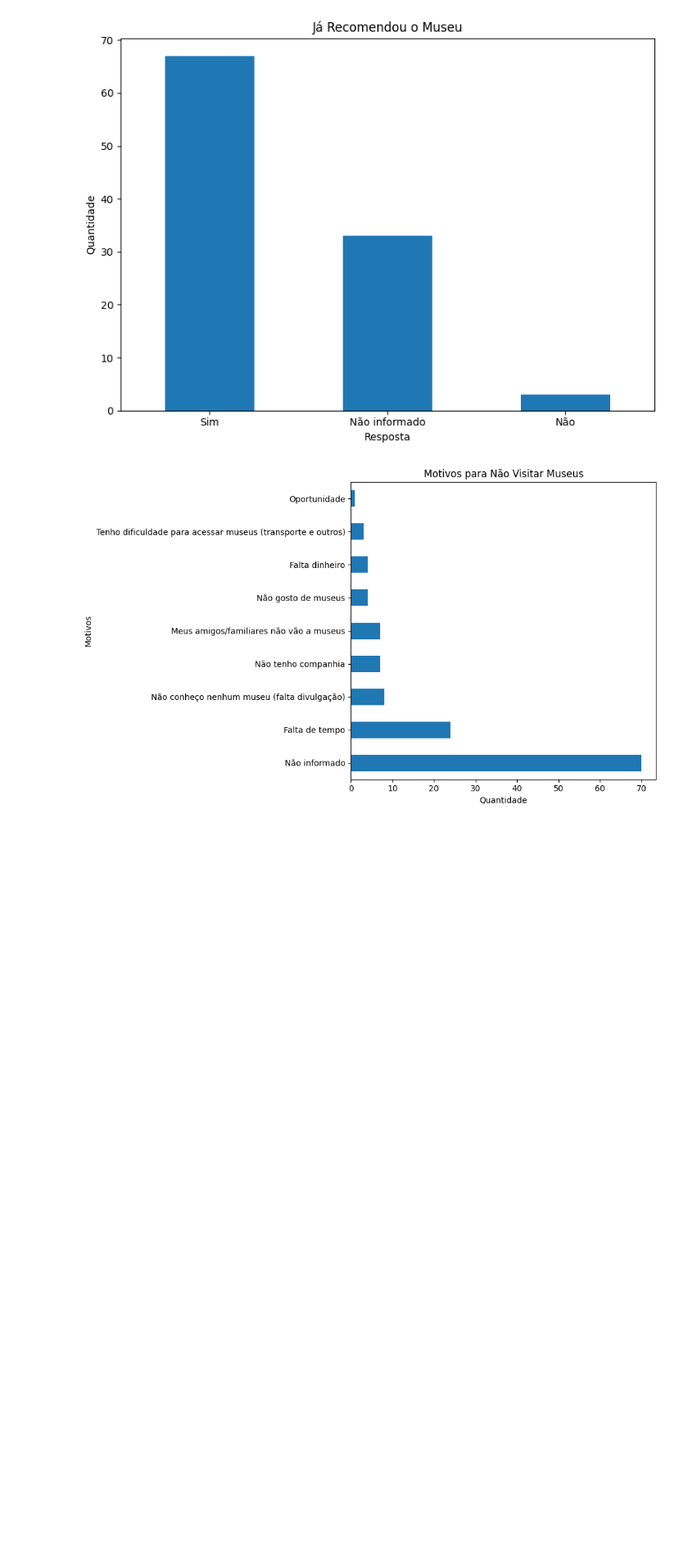
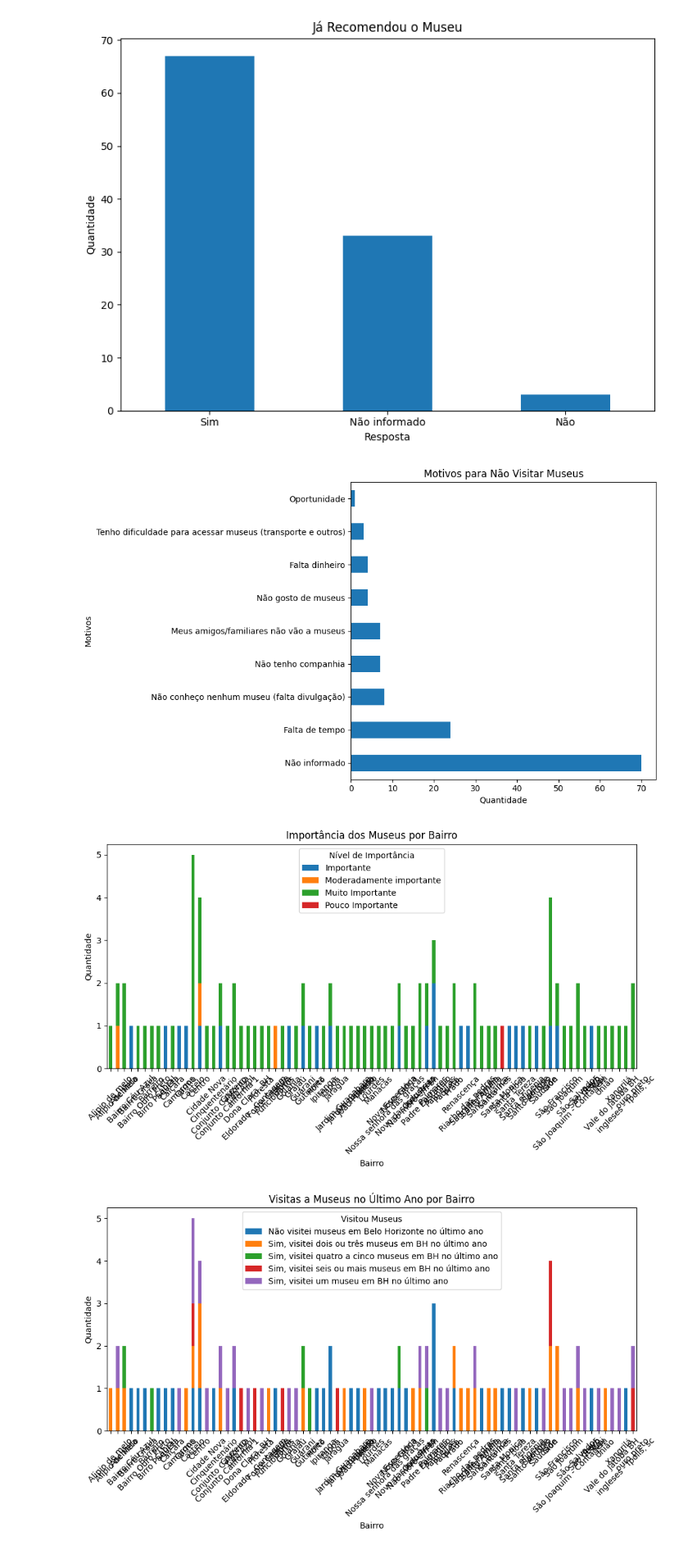
Before and after one commit to brunasaturnino/Usu-rios, a Jupyter notebook: graficos.ipynb, the cells around one changed output. Shown at 82% size. Cells and saved outputs as stored; diff of their text form; code cells hidden in the pictures; blank space fills up the shorter version.

Commit message:
normalizacao bairros

```diff
--- a/graficos.ipynb
+++ b/graficos.ipynb
@@ -385,3 +385,32 @@ plt.tight_layout()
 plt.show()
 # %% [output]
 [figure]
+# %%
+import matplotlib.pyplot as plt
+
+# Substituir "Em_qual_bairro_você_reside" por uma variável de interesse
+bairro_column = 'Em_qual_bairro_você_reside'
+
+
+# Gráfico 4: Bairro x Importância dos Museus
+data.groupby([bairro_column, 'Para_você_qual_o_nível_de_importância_dos_museus_para_a_educação_na_sociedade']).size().unstack().plot(kind='bar', stacked=True, figsize=(10, 6))
+plt.title("Importância dos Museus por Bairro")
+plt.xlabel("Bairro")
+plt.ylabel("Quantidade")
+plt.legend(title="Nível de Importância")
+plt.xticks(rotation=45)
+plt.tight_layout()
+plt.show()
+
+# Gráfico 5: Bairro x Visitas a Museus
+data.groupby([bairro_column, 'Você_visitou_algum_museu_em_Belo_Horizonte_no_último_ano']).size().unstack().plot(kind='bar', stacked=True, figsize=(10, 6))
+plt.title("Visitas a Museus no Último Ano por Bairro")
+plt.xlabel("Bairro")
+plt.ylabel("Quantidade")
+plt.legend(title="Visitou Museus")
+plt.xticks(rotation=45)
+plt.tight_layout()
+plt.show()
+# %% [output]
+[figure, added]
+[figure, added]
```
Also changed, not shown: parts of 1 cell of this notebook, 1 other file.
